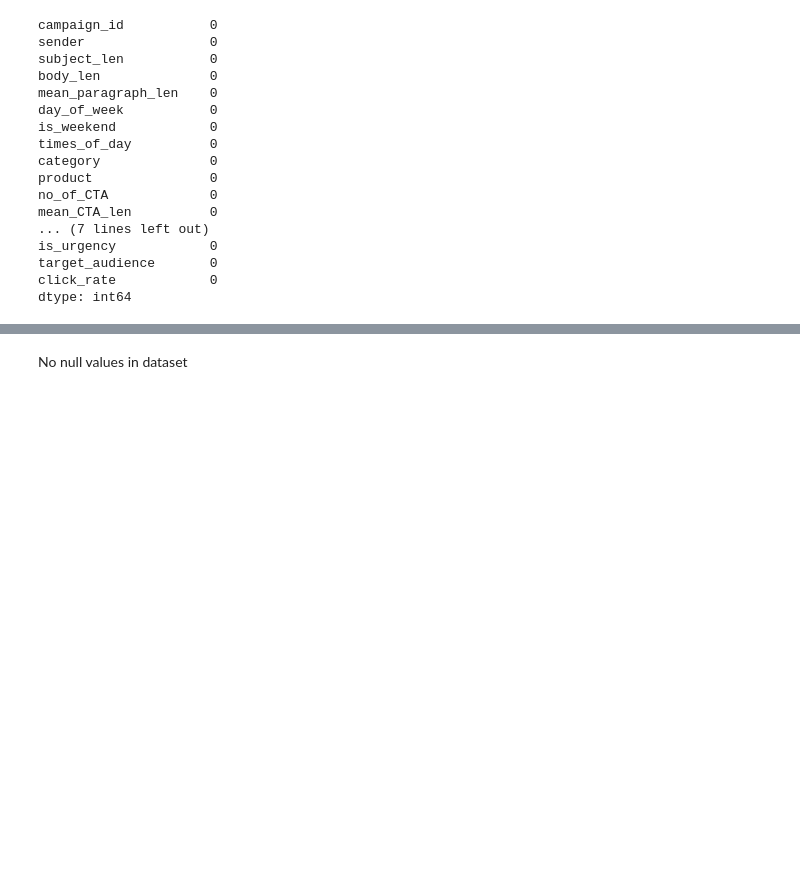
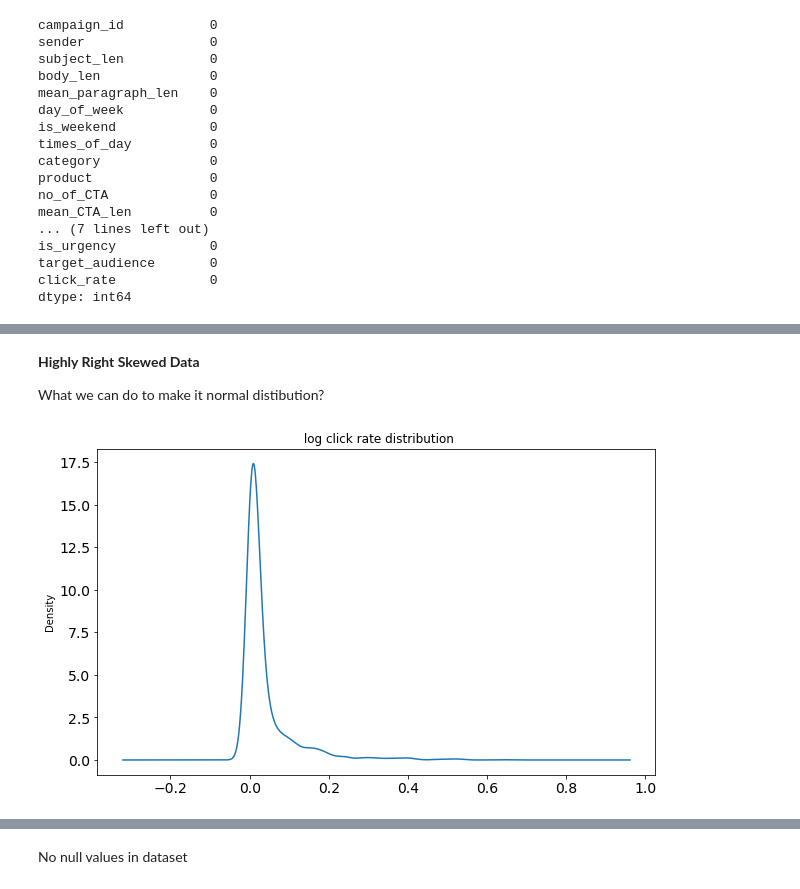
Before and after one commit to SakshamTripathi1996/CTR-for-email-campaigns, a Jupyter notebook: CTR_for_email_campaigns.ipynb, the cells around one changed output, grey strips where cells are left out. Cells and saved outputs as stored; diff of their text form; code cells hidden in the pictures; blank space fills up the shorter version.

```diff
--- a/CTR_for_email_campaigns.ipynb
+++ b/CTR_for_email_campaigns.ipynb
@@ -167,0 +175,8 @@ dtype: int64
+# %% [markdown]
+ **Highly Right Skewed Data**
+
+ What we can do to make it normal distibution?
+# %%
+log=pd.Series(np.log1p(data['click_rate'])).plot(kind="density",title=" log click rate distribution",fontsize=14,figsize=(10,6))
+# %% [output]
+[figure, added]
```
Also changed, not shown: parts of 55 cells of this notebook.
